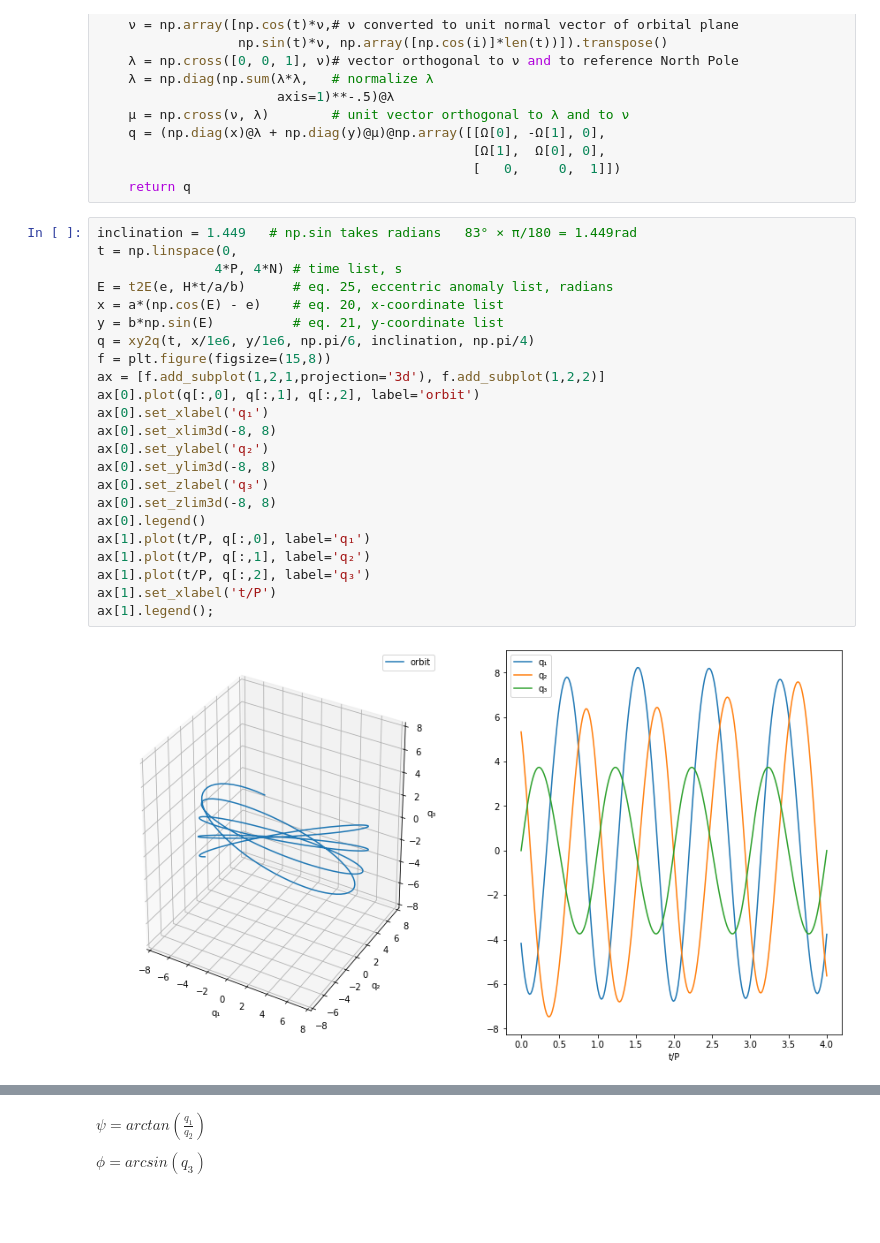
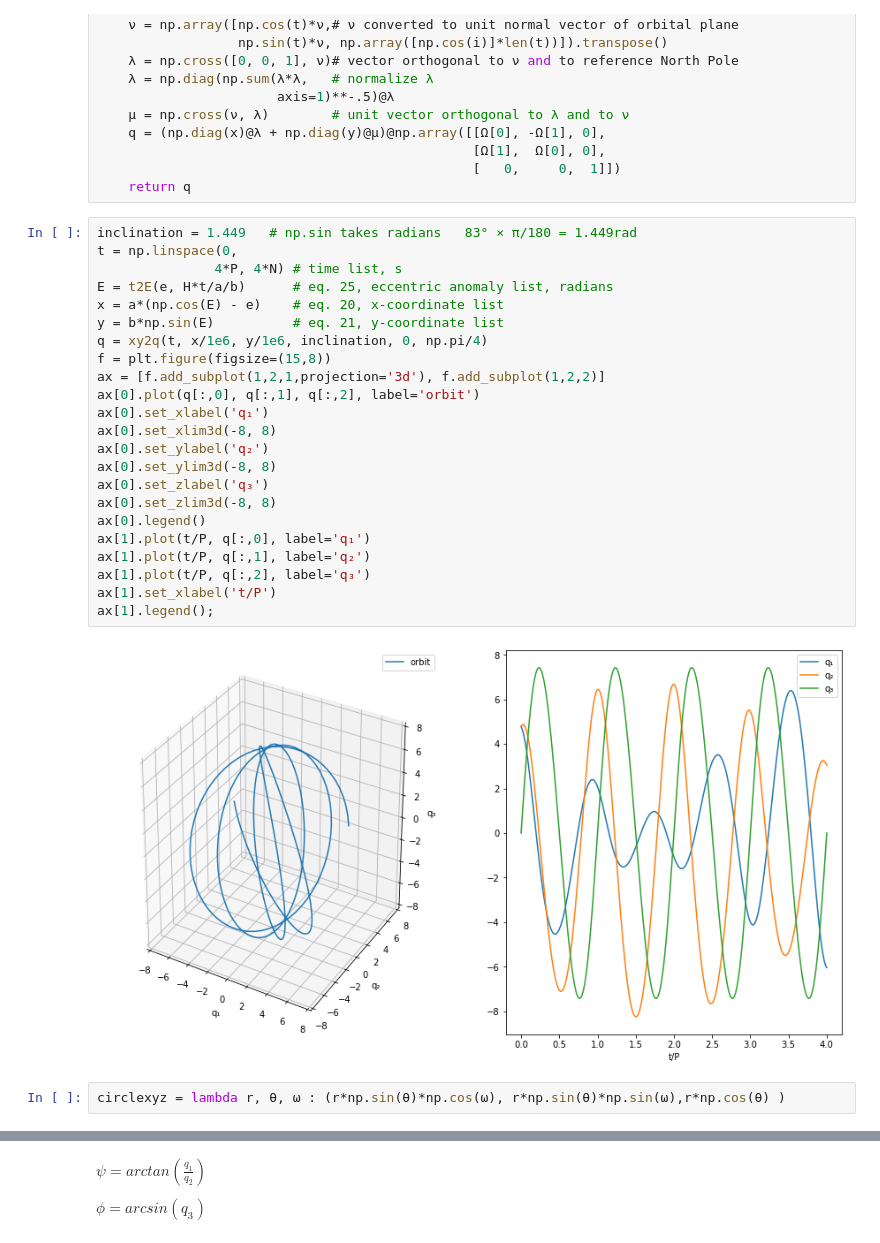
Before and after one commit to rickyle327/Math-Clinic-Fall-2019, a Jupyter notebook: Kepler-to-Equirect.ipynb, the cells around one changed output, grey strips where cells are left out. Drawn from its saved outputs; the diff is of its cells as text; blank space fills up the shorter version.

```diff
--- a/Kepler-to-Equirect.ipynb
+++ b/Kepler-to-Equirect.ipynb
@@ -75,25 +76,27 @@ def xy2q(t, x, y, i, ω, Ω) : # map orbit to 3D coordinates (x,y) to (q[0],q[1]
 # %%
 inclination = 1.449   # np.sin takes radians   83° × π/180 = 1.449rad
 t = np.linspace(0,
                4*P, 4*N) # time list, s
 E = t2E(e, H*t/a/b)      # eq. 25, eccentric anomaly list, radians
 x = a*(np.cos(E) - e)    # eq. 20, x-coordinate list
 y = b*np.sin(E)          # eq. 21, y-coordinate list
-q = xy2q(t, x/1e6, y/1e6, np.pi/6, inclination, np.pi/4)
+q = xy2q(t, x/1e6, y/1e6, inclination, 0, np.pi/4)
 f = plt.figure(figsize=(15,8))
 ax = [f.add_subplot(1,2,1,projection='3d'), f.add_subplot(1,2,2)]
 ax[0].plot(q[:,0], q[:,1], q[:,2], label='orbit')
 ax[0].set_xlabel('q₁')
 ax[0].set_xlim3d(-8, 8)
 ax[0].set_ylabel('q₂')
 ax[0].set_ylim3d(-8, 8)
 ax[0].set_zlabel('q₃')
 ax[0].set_zlim3d(-8, 8)
 ax[0].legend()
 ax[1].plot(t/P, q[:,0], label='q₁')
 ax[1].plot(t/P, q[:,1], label='q₂')
 ax[1].plot(t/P, q[:,2], label='q₃')
 ax[1].set_xlabel('t/P')
 ax[1].legend();
 # %% [output]
-[figure, old version]
+[figure, new version]
+# %%
+circlexyz = lambda r, θ, ω : (r*np.sin(θ)*np.cos(ω), r*np.sin(θ)*np.sin(ω),r*np.cos(θ) )
```
Also changed, not shown: parts of 5 cells of this notebook.
